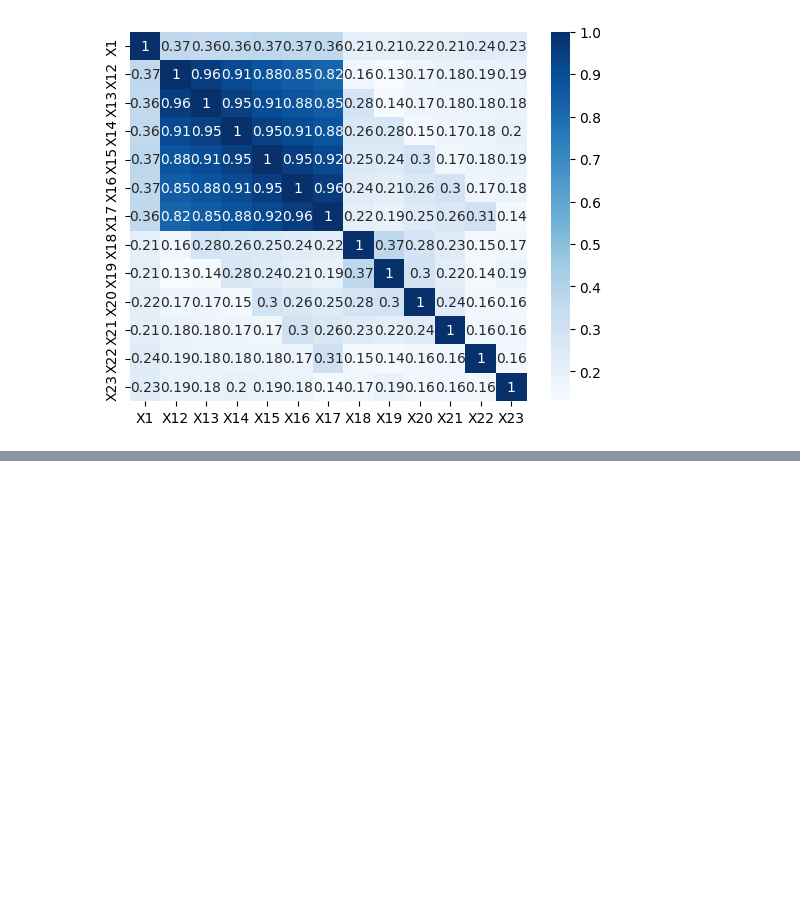
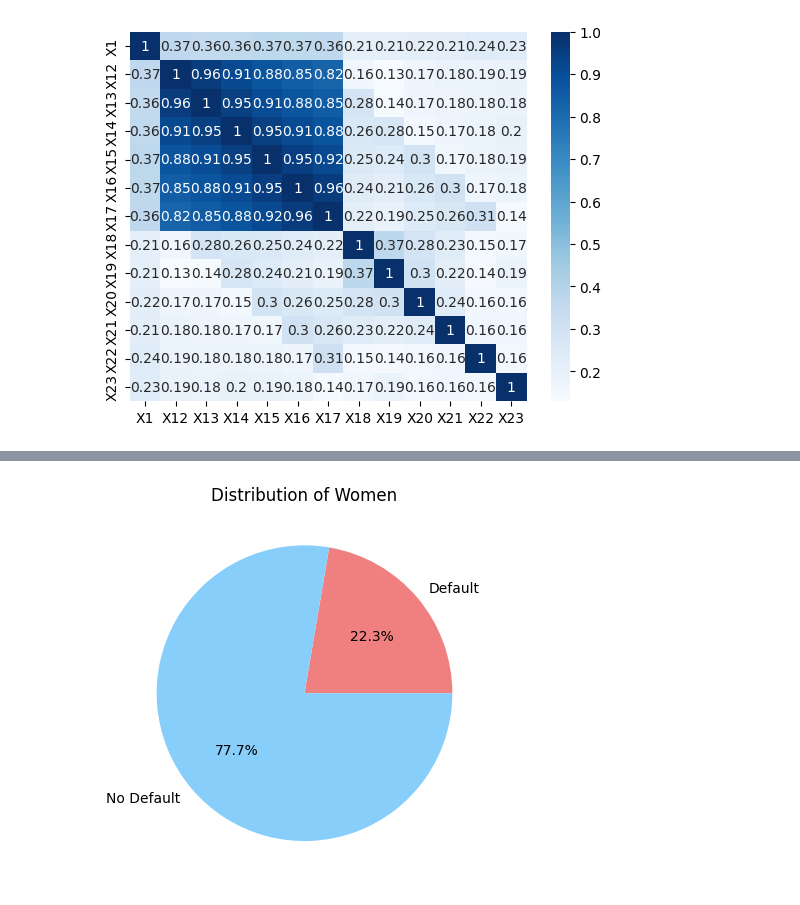
Before and after one commit to JuanSinisterra/Proyecto2_ACTD_ATJS, a Jupyter notebook: Tarea 3 - Exploración de datos/Tarea 3 - Exploración de datos.ipynb, the cells around one changed output, grey strips where cells are left out. Saved outputs shown, nothing was run; the diff lists cells and outputs as text; code cells hidden in the pictures; blank space fills up the shorter version.

```diff
--- a/Tarea 3 - Exploración de datos/Tarea 3 - Exploración de datos.ipynb
+++ b/Tarea 3 - Exploración de datos/Tarea 3 - Exploración de datos.ipynb
@@ -54,0 +103,14 @@ plt.show()
+# %%
+women_default_count = df_default[df_default["X2"] == 2]["X2"].count()
+women_no_default_count = df_no_default[df_no_default["X2"] == 2]["X2"].count()
+
+# Create a pie chart
+plt.pie([women_default_count, women_no_default_count], labels=['Default', 'No Default'], autopct='%1.1f%%', colors=['lightcoral', 'lightskyblue'])
+
+# Add a title
+plt.title('Distribution of Women')
+
+# Show the plot
+plt.show()
+# %% [output]
+[figure, added]
```
Also changed, not shown: parts of 8 cells of this notebook.
